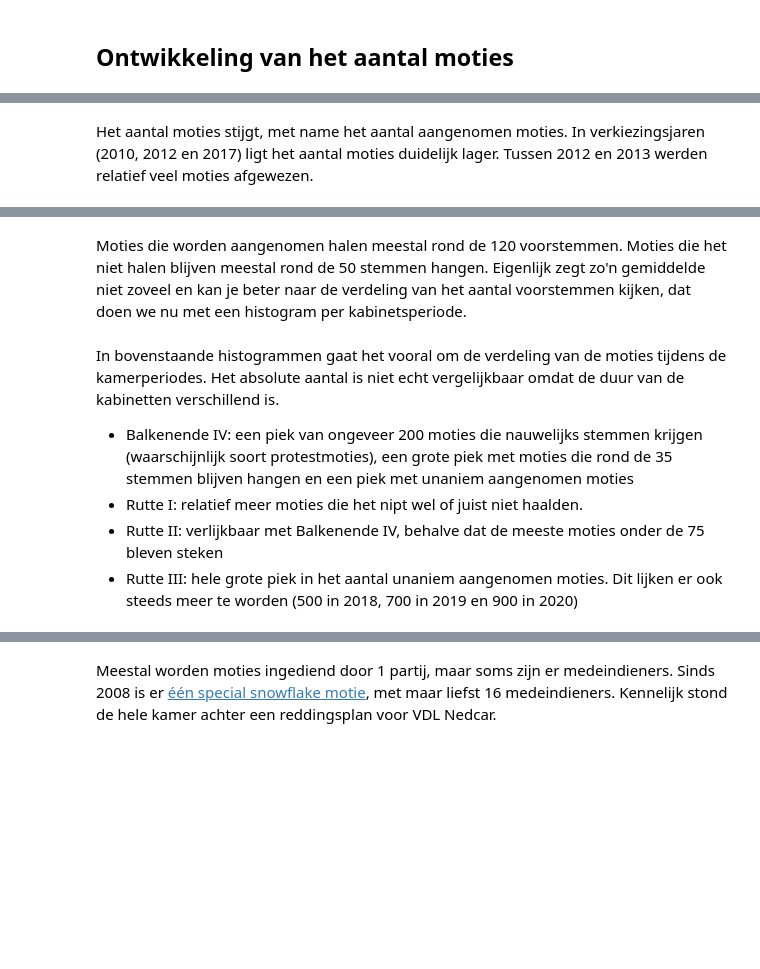
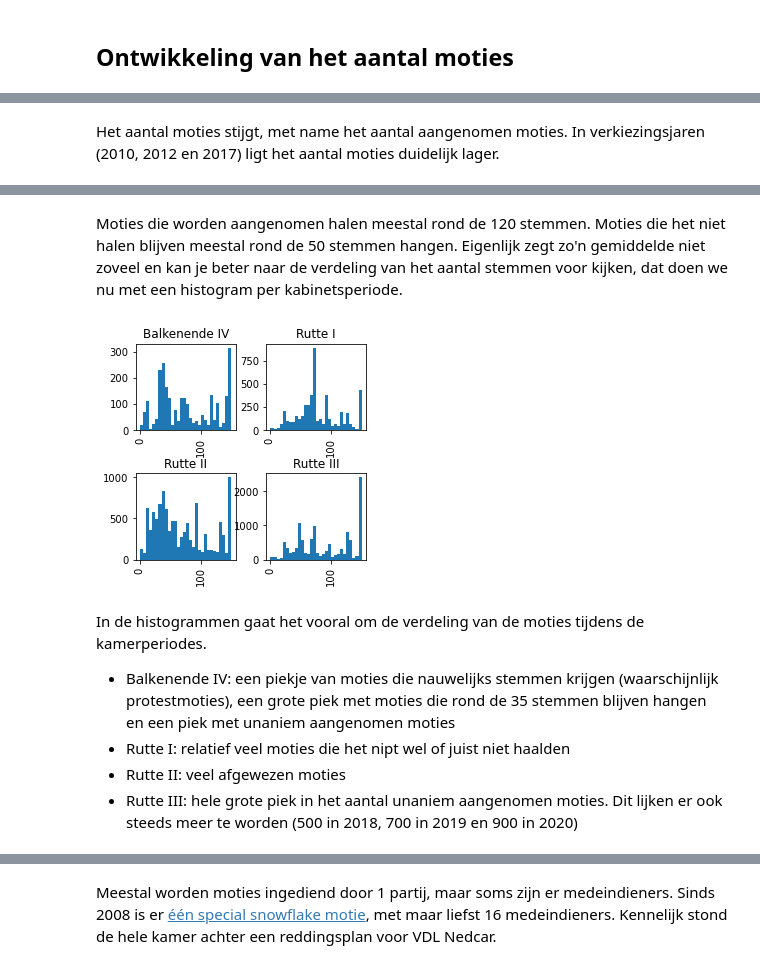
Before and after one commit to jvanelteren/blog_archived, a Jupyter notebook: _notebooks/2021-02-20-kamermotiesEDA.ipynb, the cells around one changed output, grey strips where cells are left out. Drawn from its saved outputs; the diff is of its cells as text; code cells hidden in the pictures; blank space fills up the shorter version.

Commit message:
redid texts kamermoties

```diff
--- a/_notebooks/2021-02-20-kamermotiesEDA.ipynb
+++ b/_notebooks/2021-02-20-kamermotiesEDA.ipynb
@@ -200,7 +200,7 @@ alt.Chart(data).mark_bar().encode(
 # %% [output]
 [interactive output not drawn]
 # %% [markdown]
-Het aantal moties stijgt, met name het aantal aangenomen moties. In verkiezingsjaren (2010, 2012 en 2017) ligt het aantal moties duidelijk lager. Tussen 2012 en 2013 werden relatief veel moties afgewezen.
+Het aantal moties stijgt, met name het aantal aangenomen moties. In verkiezingsjaren (2010, 2012 en 2017) ligt het aantal moties duidelijk lager.
 # %%
 # hide_input
 data = df.groupby(['Jaar', 'BesluitSoort']).agg(Aantal=('Voor', 'mean')).reset_index()
@@ -222,17 +222,19 @@ chart
 # %% [output]
 [interactive output not drawn]
 # %% [markdown]
-Moties die worden aangenomen halen meestal rond de 120 voorstemmen. Moties die het niet halen blijven meestal rond de 50 stemmen hangen. Eigenlijk zegt zo'n gemiddelde niet zoveel en kan je beter naar de verdeling van het aantal voorstemmen kijken, dat doen we nu met een histogram per kabinetsperiode.
+Moties die worden aangenomen halen meestal rond de 120 stemmen. Moties die het niet halen blijven meestal rond de 50 stemmen hangen. Eigenlijk zegt zo'n gemiddelde niet zoveel en kan je beter naar de verdeling van het aantal stemmen voor kijken, dat doen we nu met een histogram per kabinetsperiode.
 # %%
 # hide_input
 from IPython.display import set_matplotlib_formats
 set_matplotlib_formats('png')
-plot = df['Voor'].hist(by=df['Kamer'], bins=30);
+plot = df['Voor'].hist(by=df['Kamer'], bins=30, figsize=(4,4));
+# %% [output]
+[figure, added]
 # %% [markdown]
-In bovenstaande histogrammen gaat het vooral om de verdeling van de moties tijdens de kamerperiodes. Het absolute aantal is niet echt vergelijkbaar omdat de duur van de kabinetten verschillend is.
-* Balkenende IV: een piek van ongeveer 200 moties die nauwelijks stemmen krijgen (waarschijnlijk soort protestmoties), een grote piek met moties die rond de 35 stemmen blijven hangen en een piek met unaniem aangenomen moties
-* Rutte I: relatief meer moties die het nipt wel of juist niet haalden.
-* Rutte II: verlijkbaar met Balkenende IV, behalve dat de meeste moties onder de 75 bleven steken
+In de histogrammen gaat het vooral om de verdeling van de moties tijdens de kamerperiodes.
+* Balkenende IV: een piekje van moties die nauwelijks stemmen krijgen (waarschijnlijk protestmoties), een grote piek met moties die rond de 35 stemmen blijven hangen en een piek met unaniem aangenomen moties
+* Rutte I: relatief veel moties die het nipt wel of juist niet haalden
+* Rutte II: veel afgewezen moties
 * Rutte III: hele grote piek in het aantal unaniem aangenomen moties. Dit lijken er ook steeds meer te worden (500 in 2018, 700 in 2019 en 900 in 2020)
 # %%
 # hide_input
```
Also changed, not shown: parts of 30 cells of this notebook.
